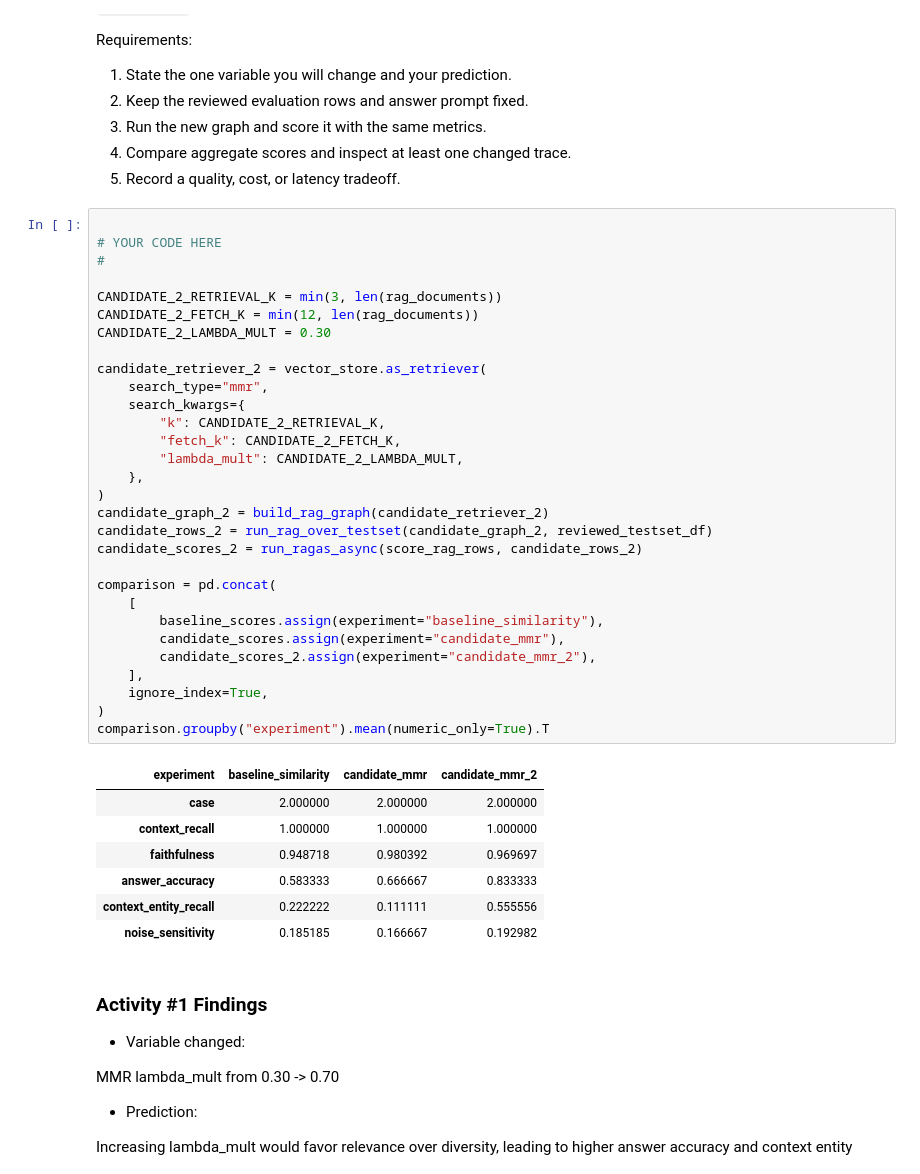
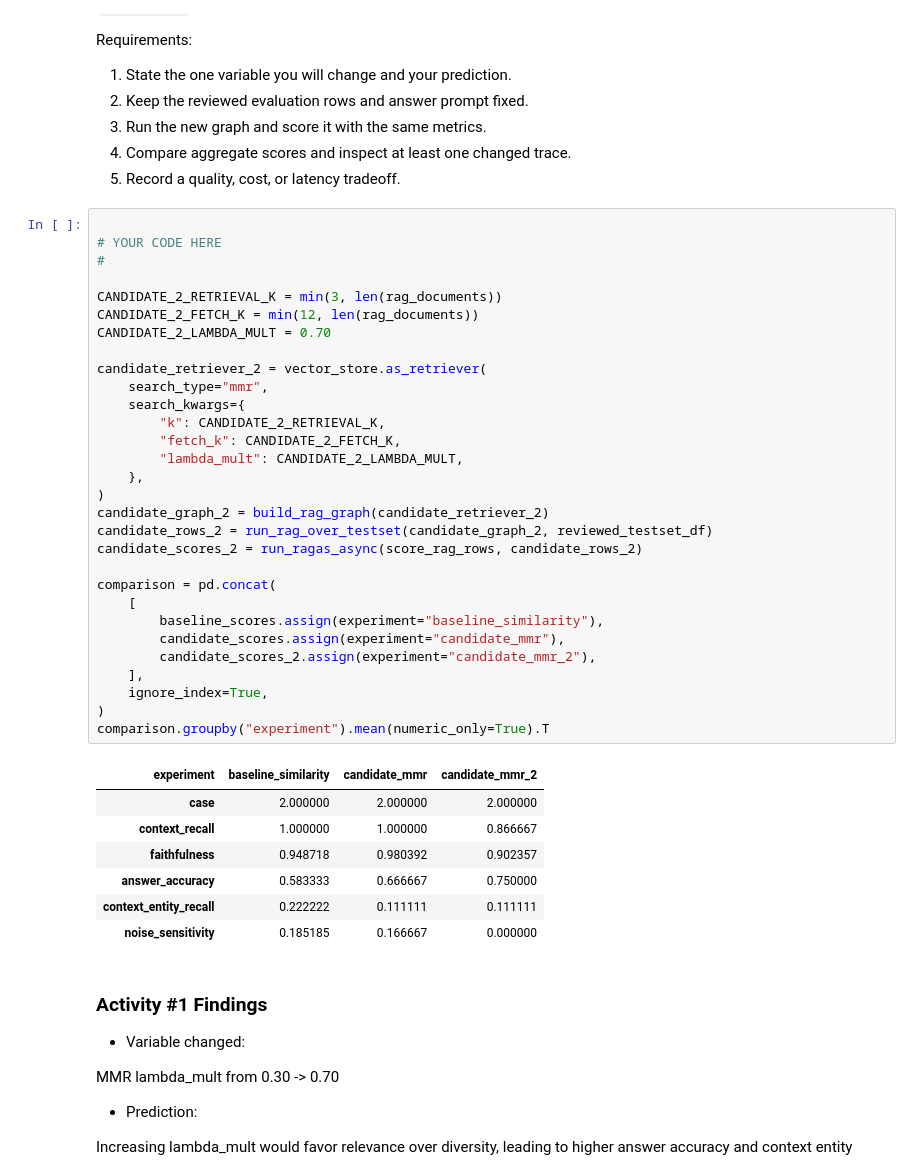
Before and after one commit to saurabhIU/AIEC1, a Jupyter notebook: 06_Agentic_RAG_Evaluation/01_Metal_Price_Agent_Evaluation_Ragas_LangGraph.ipynb, the cells around one changed output. Cells and saved outputs as stored; diff of their text form.

```diff
--- a/06_Agentic_RAG_Evaluation/01_Metal_Price_Agent_Evaluation_Ragas_LangGraph.ipynb
+++ b/06_Agentic_RAG_Evaluation/01_Metal_Price_Agent_Evaluation_Ragas_LangGraph.ipynb
@@ -926,39 +926,39 @@ Requirements:
 # YOUR CODE HERE
 #
 
 CANDIDATE_2_RETRIEVAL_K = min(3, len(rag_documents))
 CANDIDATE_2_FETCH_K = min(12, len(rag_documents))
-CANDIDATE_2_LAMBDA_MULT = 0.30
+CANDIDATE_2_LAMBDA_MULT = 0.70
 
 candidate_retriever_2 = vector_store.as_retriever(
     search_type="mmr",
     search_kwargs={
         "k": CANDIDATE_2_RETRIEVAL_K,
         "fetch_k": CANDIDATE_2_FETCH_K,
         "lambda_mult": CANDIDATE_2_LAMBDA_MULT,
     },
 )
 candidate_graph_2 = build_rag_graph(candidate_retriever_2)
 candidate_rows_2 = run_rag_over_testset(candidate_graph_2, reviewed_testset_df)
 candidate_scores_2 = run_ragas_async(score_rag_rows, candidate_rows_2)
 
 comparison = pd.concat(
     [
         baseline_scores.assign(experiment="baseline_similarity"),
         candidate_scores.assign(experiment="candidate_mmr"),
         candidate_scores_2.assign(experiment="candidate_mmr_2"),
     ],
     ignore_index=True,
 )
 comparison.groupby("experiment").mean(numeric_only=True).T
 # %% [output]
 | experiment | baseline_similarity | candidate_mmr | candidate_mmr_2 |
 | case | 2.000000 | 2.000000 | 2.000000 |
-| context_recall | 1.000000 | 1.000000 | 1.000000 |
-| faithfulness | 0.948718 | 0.980392 | 0.969697 |
-| answer_accuracy | 0.583333 | 0.666667 | 0.833333 |
-| context_entity_recall | 0.222222 | 0.111111 | 0.555556 |
-| noise_sensitivity | 0.185185 | 0.166667 | 0.192982 |
+| context_recall | 1.000000 | 1.000000 | 0.866667 |
+| faithfulness | 0.948718 | 0.980392 | 0.902357 |
+| answer_accuracy | 0.583333 | 0.666667 | 0.750000 |
+| context_entity_recall | 0.222222 | 0.111111 | 0.111111 |
+| noise_sensitivity | 0.185185 | 0.166667 | 0.000000 |
 # %% [markdown]
 ### Activity #1 Findings
 
```
Also changed, not shown: 1 other file.
